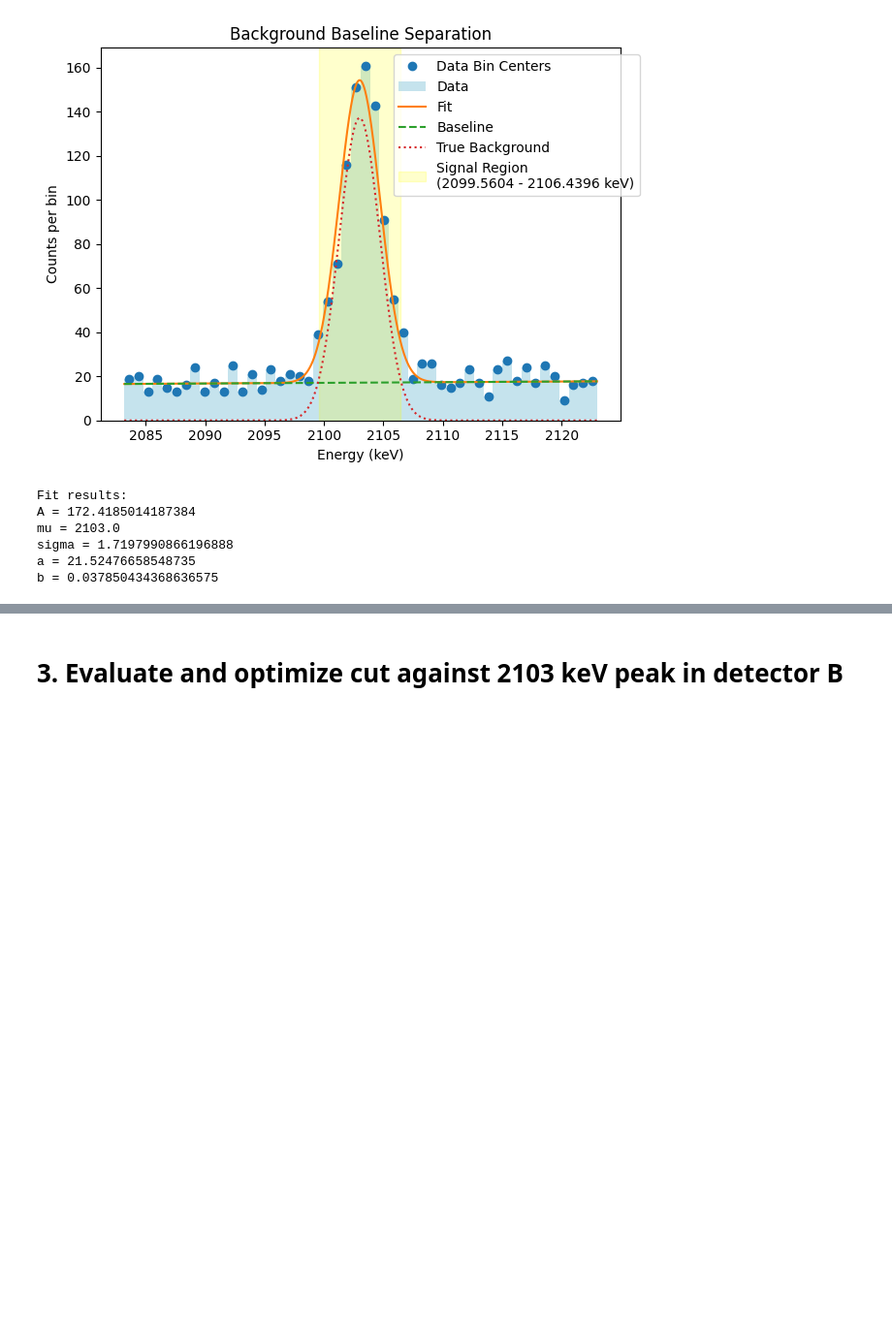
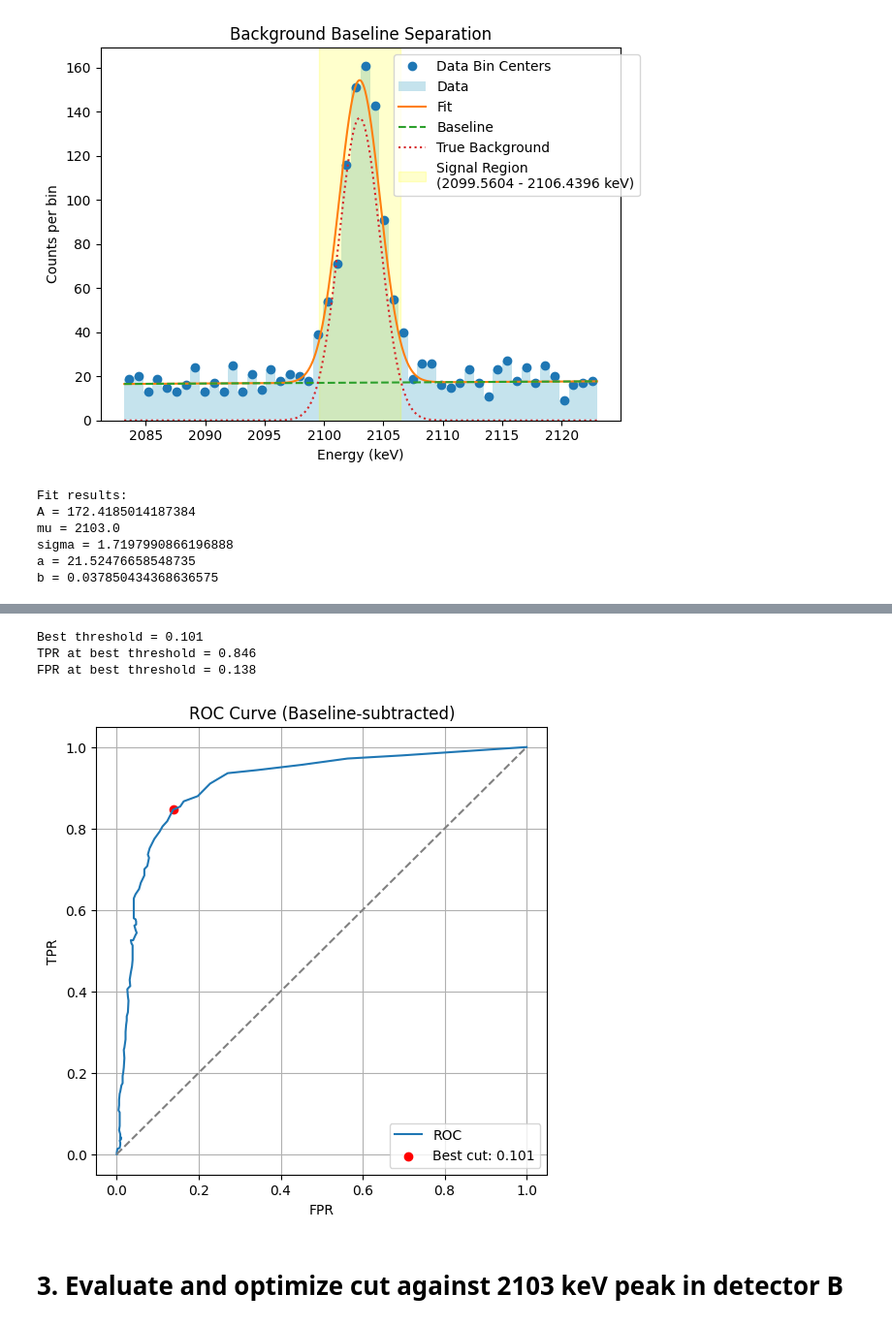
Before and after one commit to TangyKiwi/DSC-291-Final-Project, a Jupyter notebook: main.ipynb, the cells around one changed output, grey strips where cells are left out. Shown at 97% size. Saved outputs shown, nothing was run; the diff lists cells and outputs as text; code cells hidden in the pictures; blank space fills up the shorter version.

```diff
--- a/main.ipynb
+++ b/main.ipynb
@@ -245,3 +216,51 @@ Detector A - Best Threshold: 0.10101010101010102, TPR: 0.8115942028985508, FPR:
+# %%
+thresholds = np.linspace(0, 1, 100)
+tprs = []
+fprs = []
+
+for t in thresholds:
+    cut = detA['class_score'] >= t
+    counts_cut = np.histogram(detA[cut]['energy'], bins=bin_edges, range=(energy_min, energy_max))[0]
+    Nc_sig = counts_cut[signal_region].sum()
+    Bc_sig = counts_cut[signal_sideband].sum()
+    Nc_bkg = counts_cut[background_region].sum()
+    Bc_bkg = counts_cut[background_sideband].sum()
+
+    TPR = max(0, min(1, (Nc_sig - tau * Bc_sig) / (N_s - tau * B_sig))) ### Using baseline subtracted cut efficiency at signal peak for TPR
+    FPR = max(0, min(1, (Nc_bkg - tau * Bc_bkg) / (N_b - tau * B_bkg))) #### Using baseline subtracted cut efficiency at background peak for FPR
+
+    tprs.append(TPR)
+    fprs.append(FPR)
+    # print(TPR, FPR)
+
+tprs = np.array(tprs)
+fprs = np.array(fprs)
+best_idx = np.argmax(tprs - fprs)
+best_threshold = thresholds[best_idx]
+THRESHOLD = best_threshold
+best_TPR = tprs[best_idx]
+best_FPR = fprs[best_idx]
+
+print(f"Best threshold = {best_threshold:.3f}")
+print(f"TPR at best threshold = {best_TPR:.3f}")
+print(f"FPR at best threshold = {best_FPR:.3f}")
+
+# Optional: plot ROC with best point highlighted
+plt.figure(figsize=(6,6))
+plt.plot(fprs, tprs, label="ROC")
+plt.scatter(best_FPR, best_TPR, color='red', label=f"Best cut: {best_threshold:.3f}")
+plt.plot([0,1],[0,1], linestyle="--", color="gray")
+plt.xlabel("FPR")
+plt.ylabel("TPR")
+plt.title("ROC Curve (Baseline-subtracted)")
+plt.grid()
+plt.legend()
+plt.show()
+# %% [output]
+Best threshold = 0.101
+TPR at best threshold = 0.846
+FPR at best threshold = 0.138
+[figure, added]
 # %% [markdown]
 # 3. Evaluate and optimize cut against 2103 keV peak in detector B
 # %%
```
Also changed, not shown: parts of 26 cells of this notebook, 1 other file.
